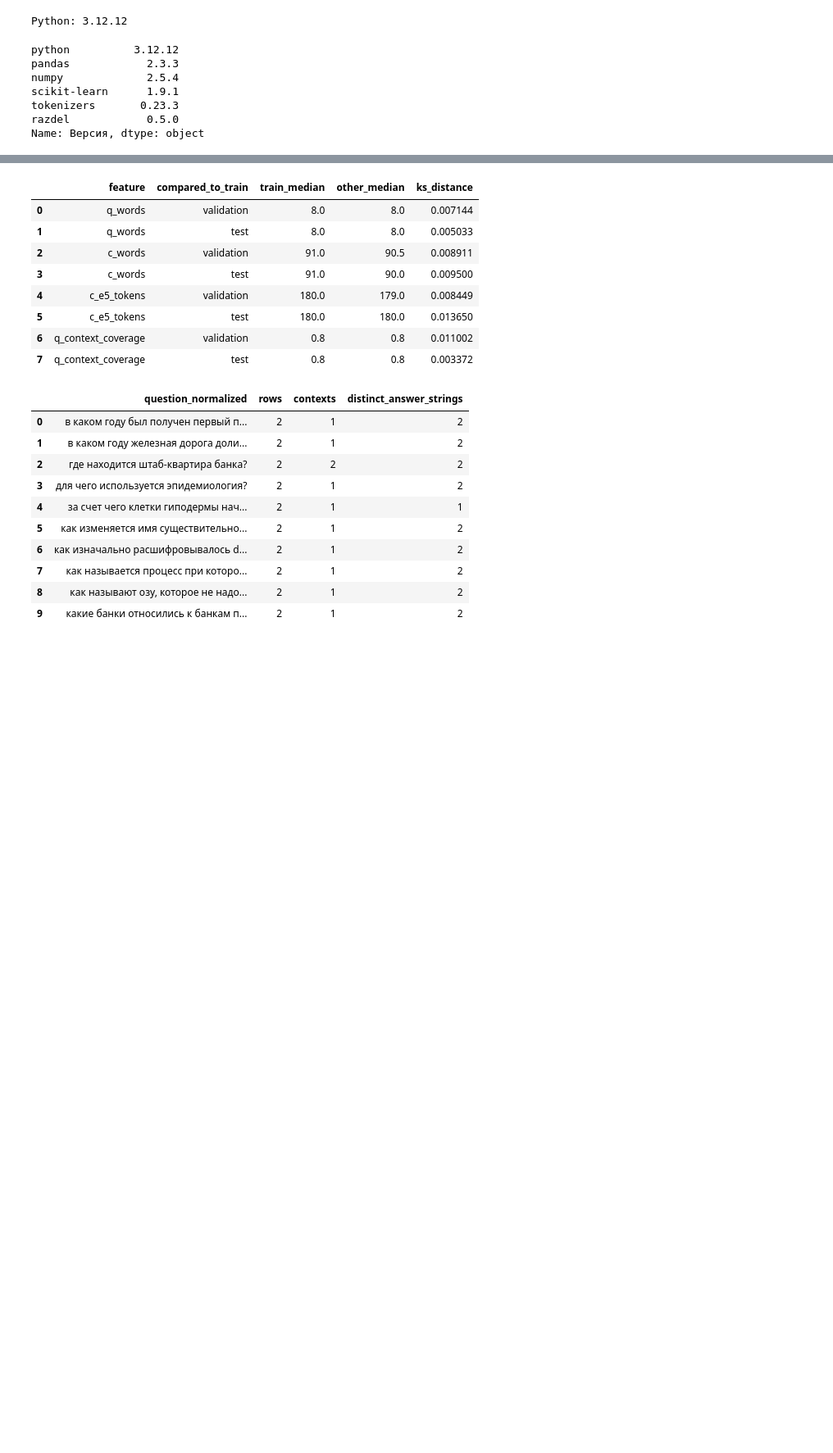
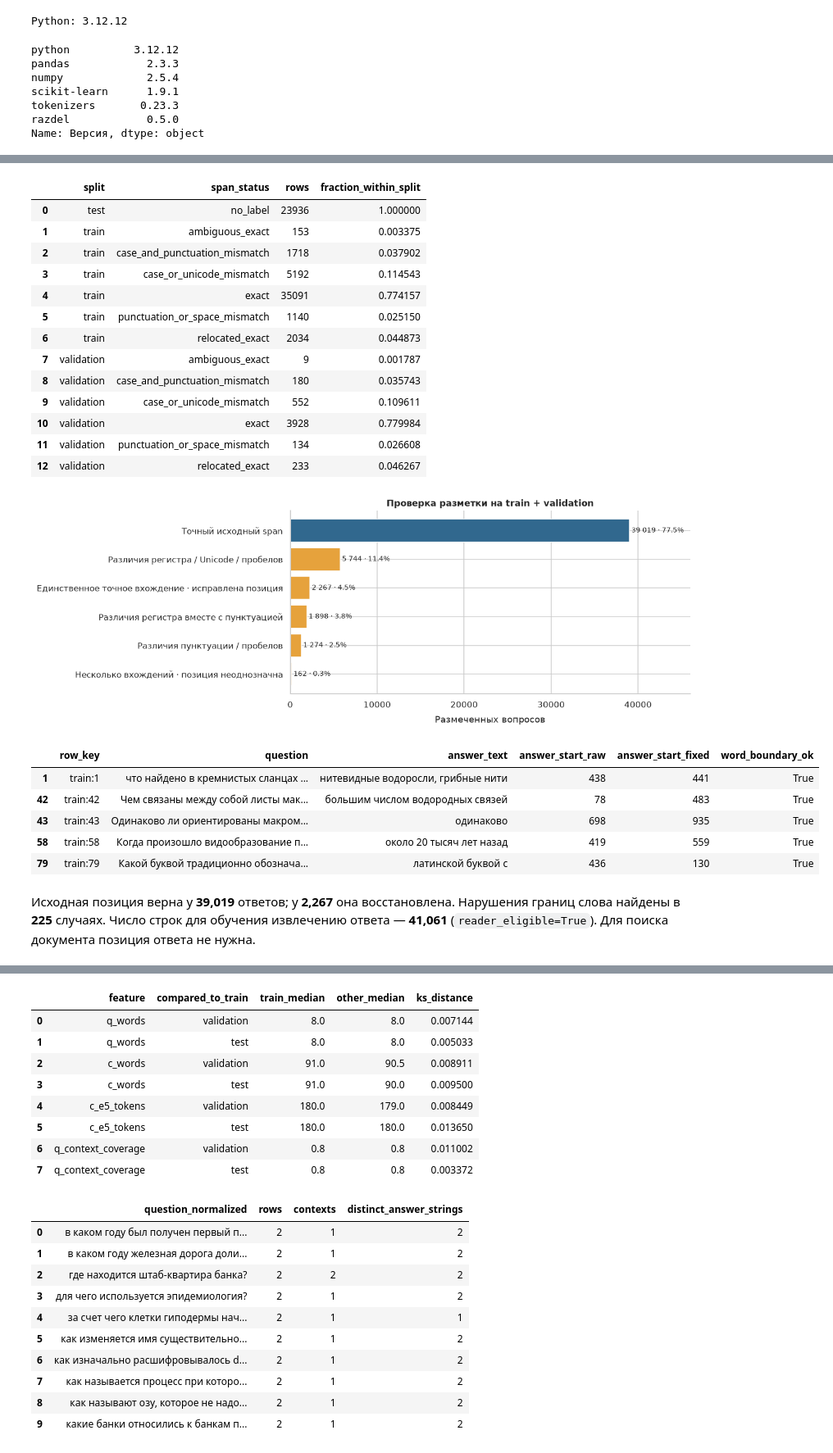
Before and after one commit to Konstantin-Kuropatov/russian-rag-qa, a Jupyter notebook: notebooks/eda.ipynb, the cells around one changed output, grey strips where cells are left out. Shown at 82% size. Cells and saved outputs as stored; diff of their text form; code cells hidden in the pictures; blank space fills up the shorter version.

```diff
--- a/notebooks/01_sberquad_eda.ipynb
+++ b/notebooks/eda.ipynb
@@ -494,0 +243,48 @@ show_plot(plots.answer_forms_and_question_counts())
+# %%
+display(table("span_status"))
+show_plot(plots.spans(qa))
+display(
+    qa.loc[
+        qa.span_status.eq("relocated_exact"),
+        [
+            "row_key",
+            "question",
+            "answer_text",
+            "answer_start_raw",
+            "answer_start_fixed",
+            "word_boundary_ok",
+        ],
+    ].head(5)
+)
+display(
+    Markdown(
+        f"Исходная позиция верна у **{summary['raw_exact_spans']:,}** ответов; "
+        f"у **{summary['unique_exact_relocations']:,}** она восстановлена. "
+        f"Нарушения границ слова найдены в **{summary['span_boundary_violations']}** случаях. "
+        f"Число строк для обучения извлечению ответа — **{summary['reader_eligible_rows']:,}** "
+        "(`reader_eligible=True`). Для поиска документа позиция ответа не нужна."
+    )
+)
+# %% [output]
+|  | split | span_status | rows | fraction_within_split |
+| 0 | test | no_label | 23936 | 1.000000 |
+| 1 | train | ambiguous_exact | 153 | 0.003375 |
+| 2 | train | case_and_punctuation_mismatch | 1718 | 0.037902 |
+| 3 | train | case_or_unicode_mismatch | 5192 | 0.114543 |
+| 4 | train | exact | 35091 | 0.774157 |
+| 5 | train | punctuation_or_space_mismatch | 1140 | 0.025150 |
+| 6 | train | relocated_exact | 2034 | 0.044873 |
+| 7 | validation | ambiguous_exact | 9 | 0.001787 |
+| 8 | validation | case_and_punctuation_mismatch | 180 | 0.035743 |
+| 9 | validation | case_or_unicode_mismatch | 552 | 0.109611 |
+| 10 | validation | exact | 3928 | 0.779984 |
+| 11 | validation | punctuation_or_space_mismatch | 134 | 0.026608 |
+| 12 | validation | relocated_exact | 233 | 0.046267 |
+[figure, added]
+|  | row_key | question | answer_text | answer_start_raw | answer_start_fixed | word_boundary_ok |
+| 1 | train:1 | что найдено в кремнистых сланцах ... | нитевидные водоросли, грибные нити | 438 | 441 | True |
+| 42 | train:42 | Чем связаны между собой листы мак... | большим числом водородных связей | 78 | 483 | True |
+| 43 | train:43 | Одинаково ли ориентированы макром... | одинаково | 698 | 935 | True |
+| 58 | train:58 | Когда произошло видообразование п... | около 20 тысяч лет назад | 419 | 559 | True |
+| 79 | train:79 | Какой буквой традиционно обознача... | латинской буквой c | 436 | 130 | True |
+Исходная позиция верна у **39,019** ответов; у **2,267** она восстановлена. Нарушения границ слова найдены в **225** случаях. Число строк для обучения извлечению ответа — **41,061** (`reader_eligible=True`). Для поиска документа позиция ответа не нужна.
```
Also changed, not shown: parts of 75 cells of this notebook, 20 other files.
